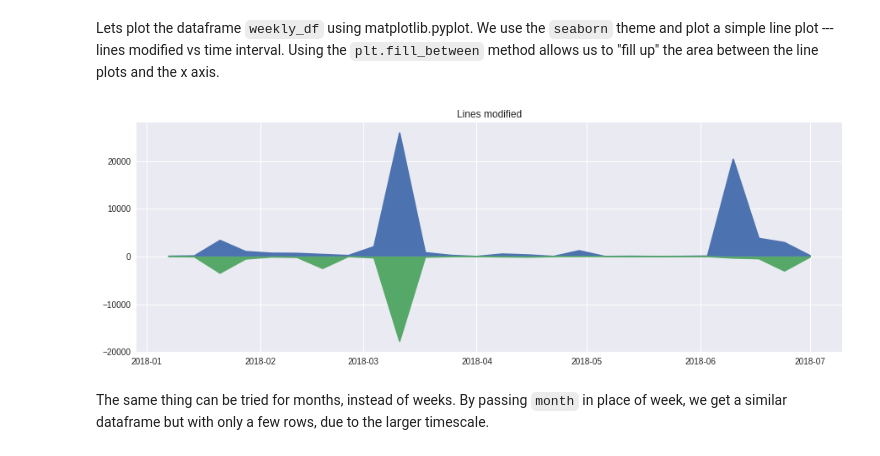
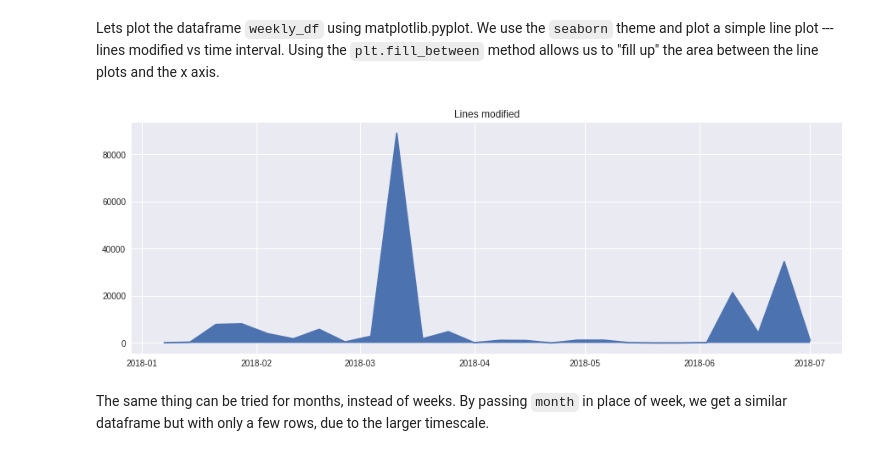
Before and after one commit to chaoss/wg-evolution, a Jupyter notebook: implementations/notebooks_df/code_changes_lines.ipynb, the cells around one changed output. Saved outputs shown, nothing was run; the diff lists cells and outputs as text; code cells hidden in the pictures.

```diff
--- a/implementations/notebooks_df/code_changes_lines.ipynb
+++ b/implementations/notebooks_df/code_changes_lines.ipynb
@@ -200,15 +228,14 @@ Lets plot the dataframe `weekly_df` using matplotlib.pyplot. We use the `seaborn
 # %%
 plt.figure(figsize=[15, 5])
 plt.style.use('seaborn')
-plt.plot(weekly_df['additions'])
-plt.plot(-weekly_df['deletions'])
+plt.plot(weekly_df['sum'])
 
-plt.fill_between(y1=weekly_df['additions'], y2=0, x=weekly_df.index)
-plt.fill_between(y1=-weekly_df['deletions'], y2=0, x=weekly_df.index)
+
+plt.fill_between(y1=weekly_df['sum'], y2=0, x=weekly_df.index)
 plt.title("Lines modified");
 plt.show()
 # %% [output]
-[figure, old version]
+[figure, new version]
 # %% [markdown]
 The same thing can be tried for months, instead of weeks. By passing `month` in place of week, we get a similar dataframe but with only a few rows, due to the larger timescale.
 # %% [markdown]
```
Also changed, not shown: parts of 10 cells of this notebook, 1 other file.
